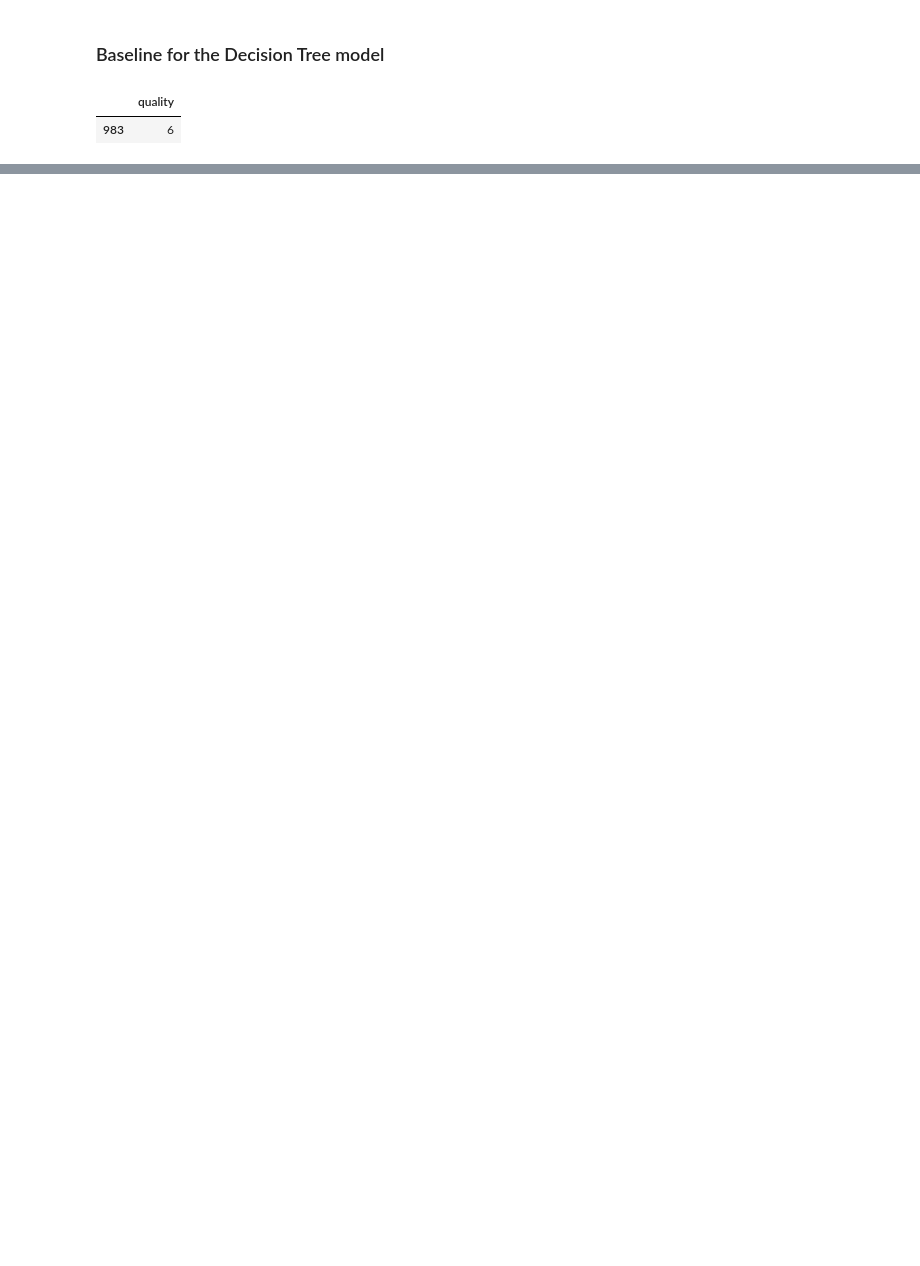
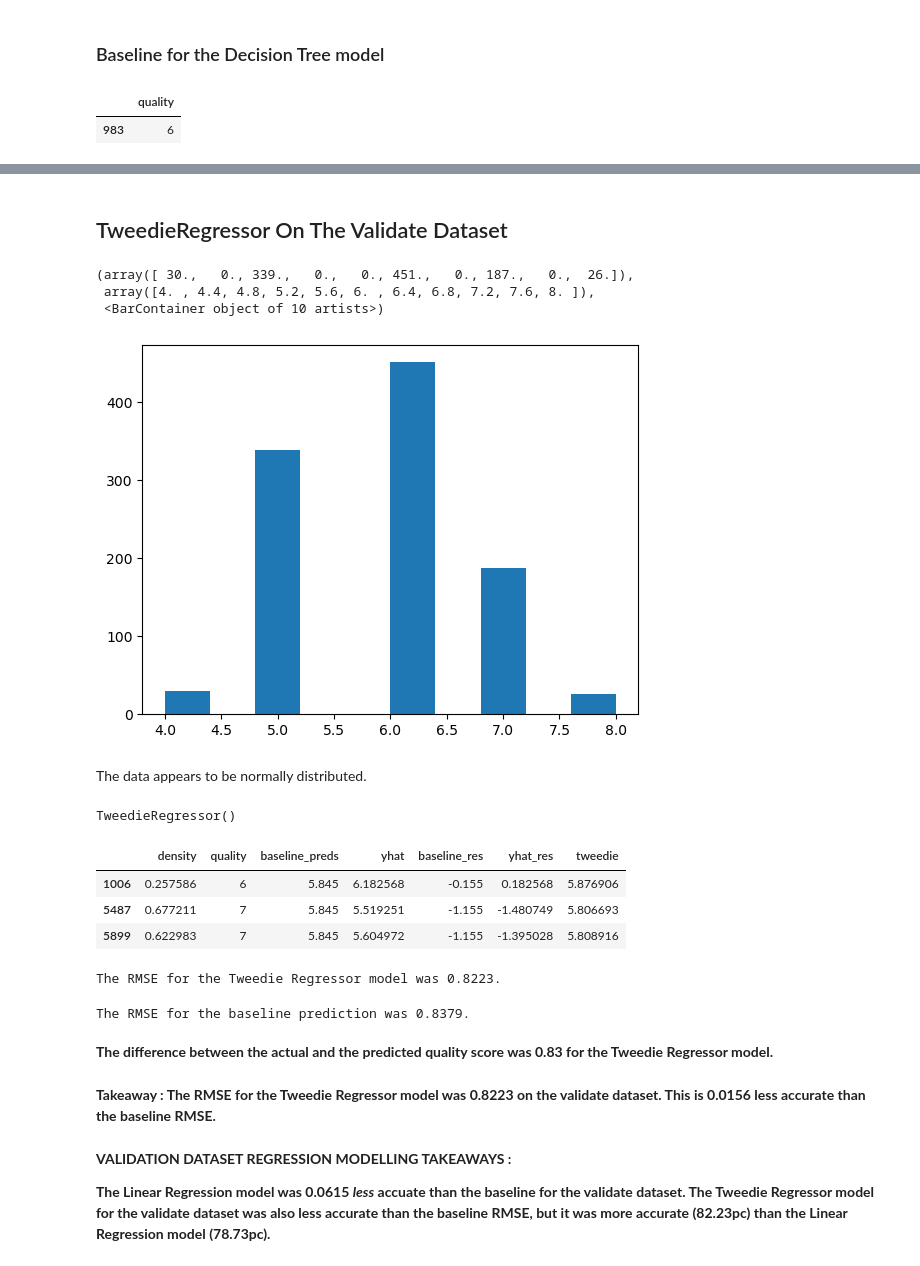
Before and after one commit to Mags-and-Smitty-Clustering-Project/group, a Jupyter notebook: project_3_workbook.ipynb, the cells around one changed output, grey strips where cells are left out. Cells and saved outputs as stored; diff of their text form; code cells hidden in the pictures; blank space fills up the shorter version.

```diff
--- a/project_3_workbook.ipynb
+++ b/project_3_workbook.ipynb
@@ -897,0 +1111,59 @@ The RFE model indicates that chlorides, density and sulphates have the highest i
+# %% [markdown]
+## TweedieRegressor On The Validate Dataset
+# %%
+# plotting to look at the data
+
+plt.hist(y_val)
+# %% [output]
+(array([ 30.,   0., 339.,   0.,   0., 451.,   0., 187.,   0.,  26.]),
+ array([4. , 4.4, 4.8, 5.2, 5.6, 6. , 6.4, 6.8, 7.2, 7.6, 8. ]),
+ <BarContainer object of 10 artists>)
+[figure, added]
+# %% [markdown]
+The data appears to be normally distributed.
+# %%
+# normal distribution
+
+tweedie_v = TweedieRegressor()
+
+# fit the created object to training dataset
+
+tweedie_v.fit(X_val, y_val)
+# %% [output]
+TweedieRegressor()
+# %%
+# then predict on X_train
+
+val_predictions_df['tweedie'] = tweedie_v.predict(X_val)
+
+val_predictions_df.sample(3)
+# %% [output]
+|  | density | quality | baseline_preds | yhat | baseline_res | yhat_res | tweedie |
+| 1006 | 0.257586 | 6 | 5.845 | 6.182568 | -0.155 | 0.182568 | 5.876906 |
+| 5487 | 0.677211 | 7 | 5.845 | 5.519251 | -1.155 | -1.480749 | 5.806693 |
+| 5899 | 0.622983 | 7 | 5.845 | 5.604972 | -1.155 | -1.395028 | 5.808916 |
+# %%
+# check the error against the baseline
+
+tweedie_norm_rmsev = sqrt(mean_squared_error(val_predictions_df['quality'], val_predictions_df['tweedie']))
+
+print(f'The RMSE for the Tweedie Regressor model was {round(tweedie_norm_rmsev, 4)}.')
+# %% [output]
+The RMSE for the Tweedie Regressor model was 0.8223.
+# %%
+# finding the error cf the baseline
+
+base_rmsev = sqrt(mean_squared_error(val_predictions_df['quality'], val_predictions_df['baseline_preds']))
+
+print(f'The RMSE for the baseline prediction was {round(base_rmsev, 4)}.')
+# %% [output]
+The RMSE for the baseline prediction was 0.8379.
+# %% [markdown]
+**The difference between the actual and the predicted quality score was 0.83 for the Tweedie Regressor model.**
+# %% [markdown]
+
+**Takeaway : The RMSE for the Tweedie Regressor model was 0.8223 on the validate dataset. This is 0.0156 less accurate than the baseline RMSE.**
+# %% [markdown]
+**VALIDATION DATASET REGRESSION MODELLING TAKEAWAYS :**
+
+**The Linear Regression model was 0.0615 _less_ accuate than the baseline for the validate dataset. The Tweedie Regressor model for the validate dataset was also less accurate than the baseline RMSE, but it was more accurate (82.23pc) than the Linear Regression model (78.73pc).**
```
Also changed, not shown: parts of 128 cells of this notebook, 1 other file.
